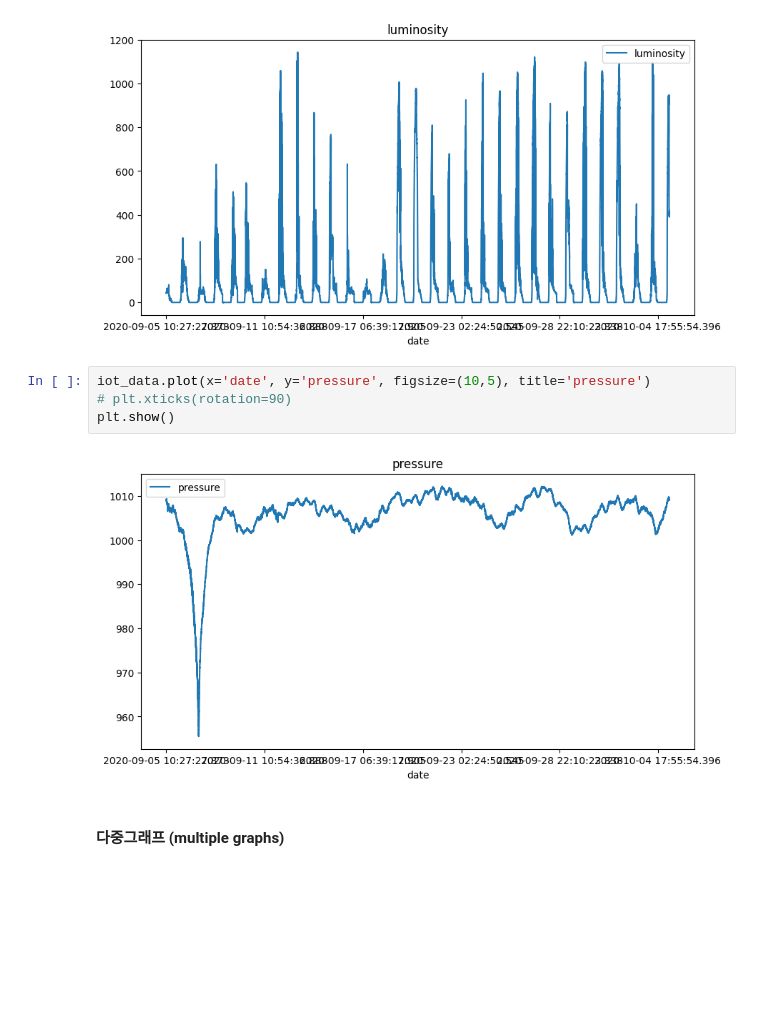
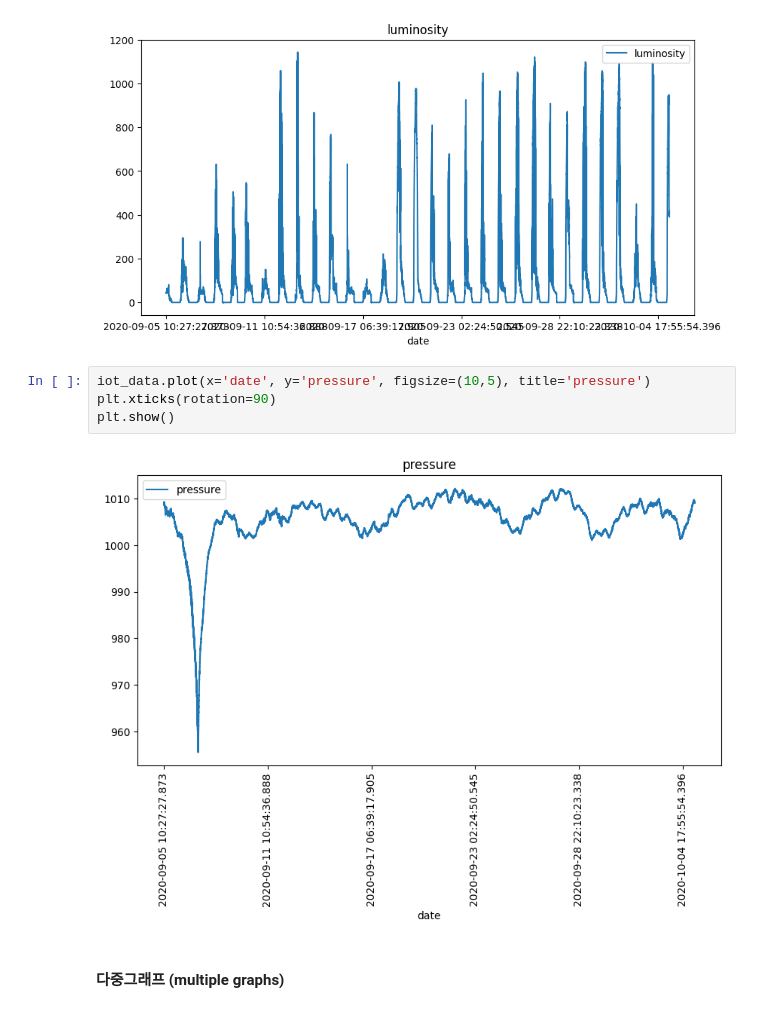
Before and after one commit to joung-jaeeun/pdm20, a Jupyter notebook: py-pandas/pandas_6_iot_nano33_0.ipynb, the cells around one changed output. Saved outputs shown, nothing was run; the diff lists cells and outputs as text; blank space fills up the shorter version.

```diff
--- a/py-pandas/pandas_6_iot_nano33_0.ipynb
+++ b/py-pandas/pandas_6_iot_nano33_0.ipynb
@@ -305,10 +322,10 @@ plt.show()
 [figure]
 # %%
 iot_data.plot(x='date', y='pressure', figsize=(10,5), title='pressure')
-# plt.xticks(rotation=90)
+plt.xticks(rotation=90)
 plt.show()
 # %% [output]
-[figure, old version]
+[figure, new version]
 # %% [markdown]
 #### 다중그래프 (multiple graphs)
 # %%
```
Also changed, not shown: parts of 28 cells of this notebook.
